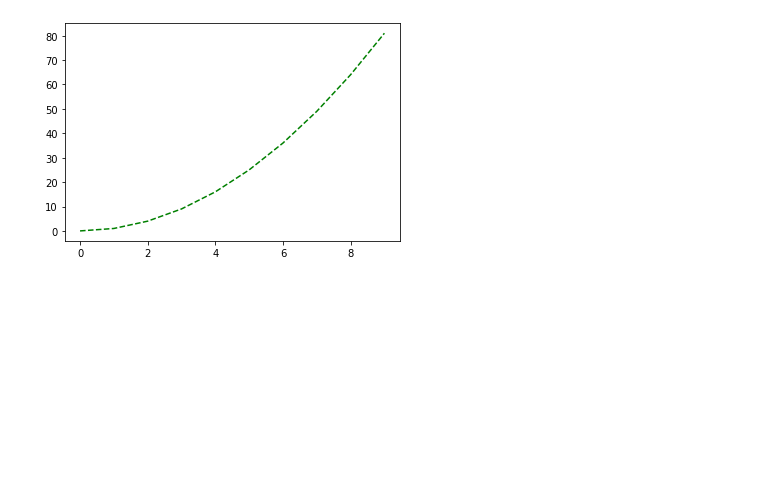
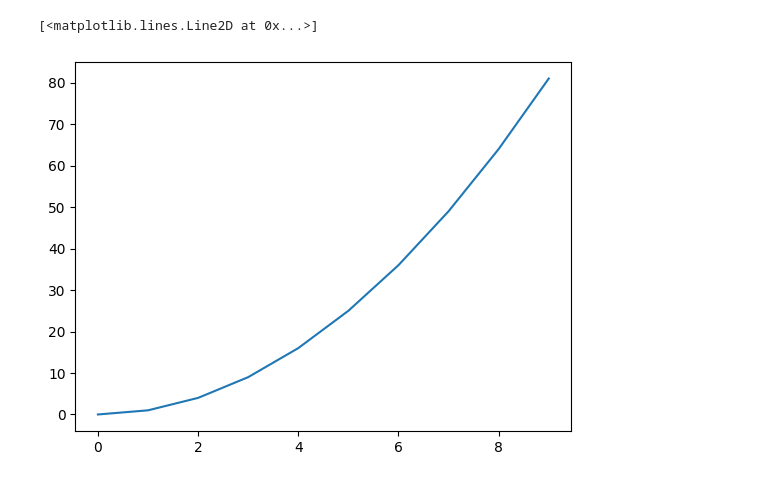
Before and after one commit to the-code-experiments/dl-prerequisite, a Jupyter notebook: matplotlib/Ch1_Visualization.ipynb, the cells around one changed output. Cells and saved outputs as stored; diff of their text form; code cells hidden in the pictures; blank space fills up the shorter version.

Commit message:
refactor(examples): visualization

```diff
--- a/matplotlib/Ch1_Visualization.ipynb
+++ b/matplotlib/Ch1_Visualization.ipynb
@@ -3,14 +15,17 @@ import numpy as np
 
 import matplotlib.pyplot as plt
 %matplotlib inline
+
+plt.style.use('default')
+# plt.style.use('ggplot')
 # %%
 X = np.arange(0, 10)
 Y = X ** 2
-plt.plot(X, Y, 'g--')
-
-plt.show()
+plt.plot(X, Y)
+# plt.plot(X, Y, 'g--')
 # %% [output]
+[<matplotlib.lines.Line2D at 0x...>]
-[figure, old version]
+[figure, new version]
 # %%
 X = np.linspace(0, 10, 10)
 Y = np.sin(X)
```
Also changed, not shown: parts of 10 cells of this notebook.
